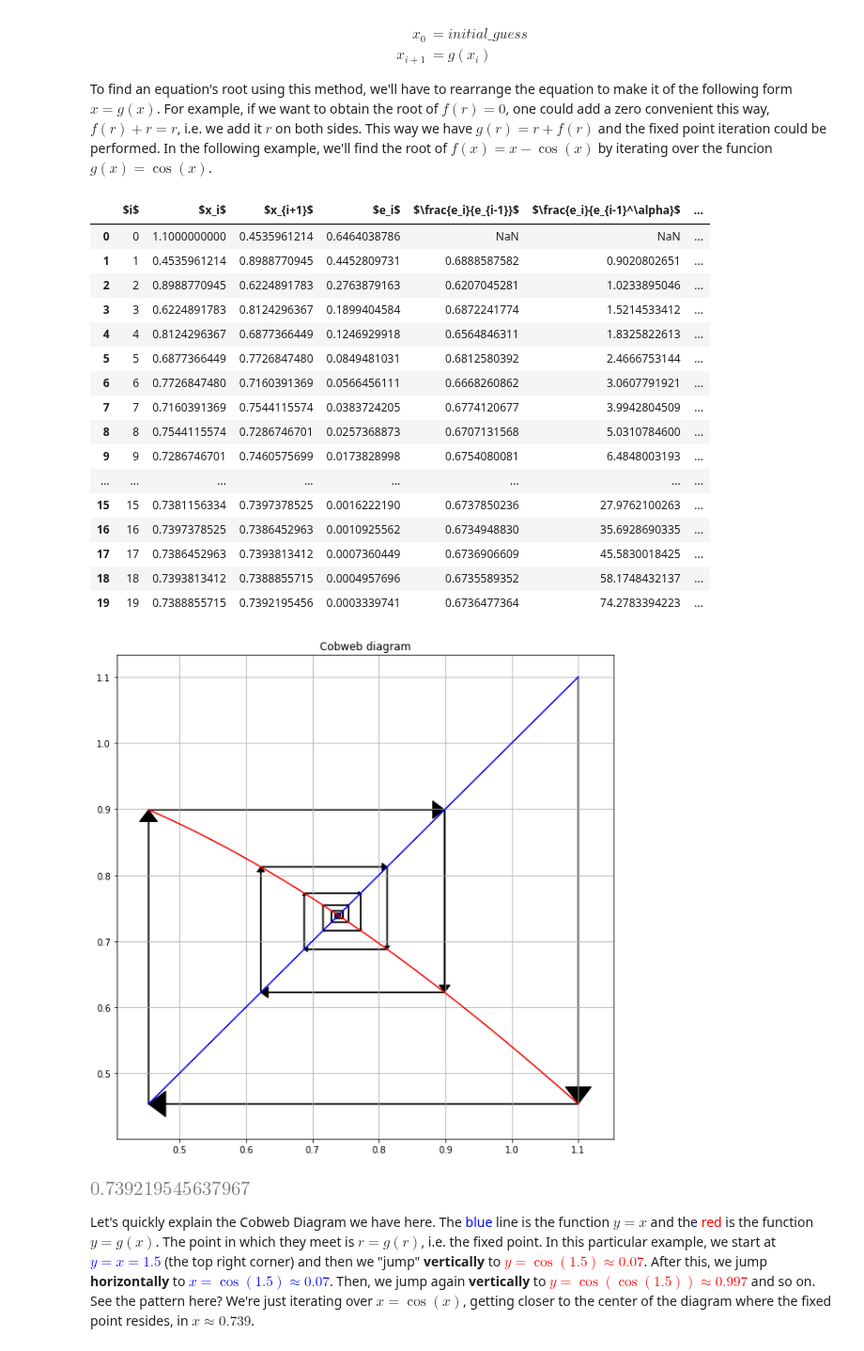
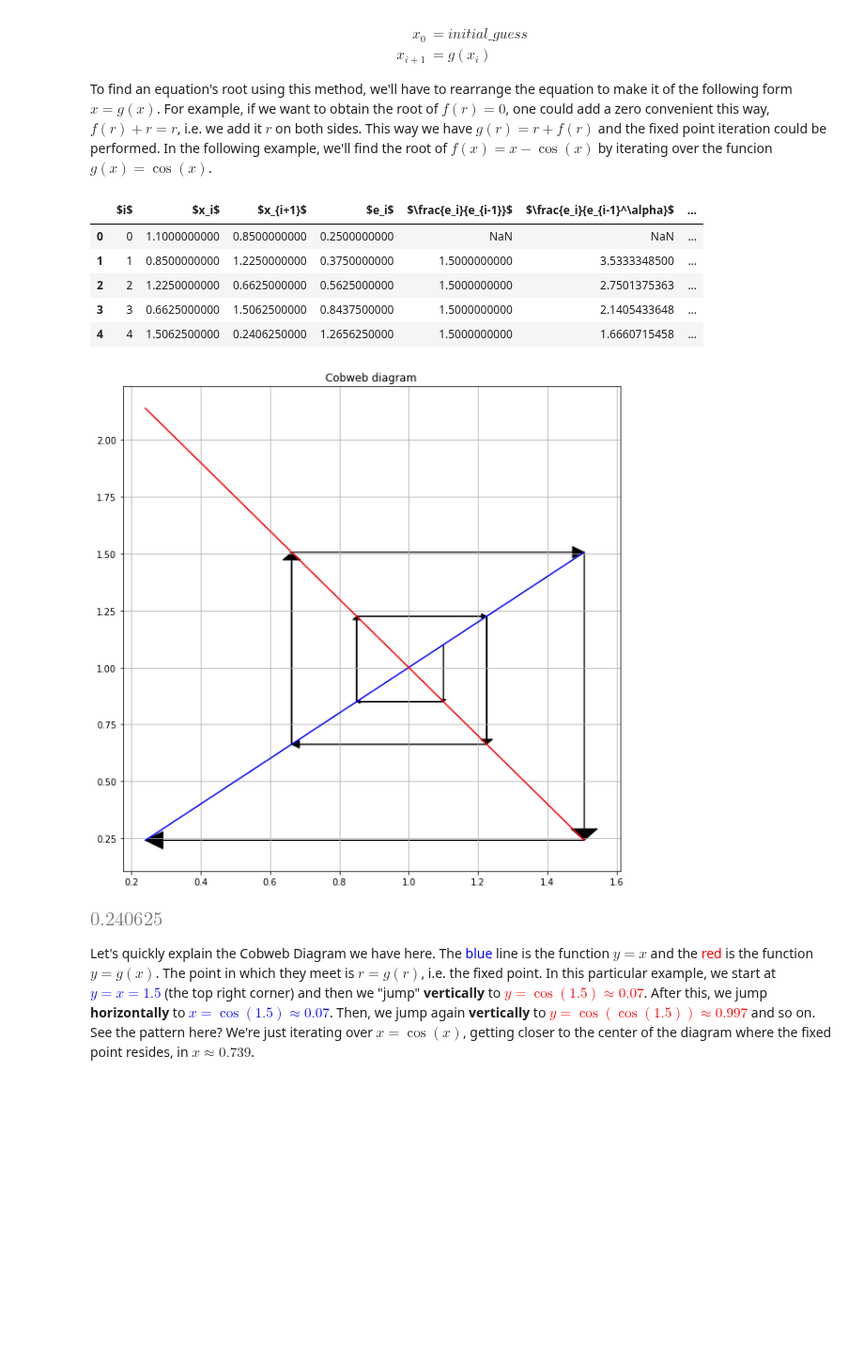
Before and after one commit to tclaudioe/Scientific-Computing, a Jupyter notebook: SC1v2/03_roots_of_1D_equations.ipynb, the cells around one changed output. Shown at 94% size. Saved outputs shown, nothing was run; the diff lists cells and outputs as text; code cells hidden in the pictures; blank space fills up the shorter version.

```diff
--- a/SC1v2/03_roots_of_1D_equations.ipynb
+++ b/SC1v2/03_roots_of_1D_equations.ipynb
@@ -282,39 +283,29 @@ def fpi(g, x0, k, flag_cobweb=False):
 # %%
 # First example
 g = lambda x: np.cos(x)
 # Examples from classnotes
 g1 = lambda x: -(3/2)*x+5/2
 g2 = lambda x: -(1/2)*x+3/2
-fpi(g, 1.1, 20, True)
+g3 = lambda x: -x+2
+fpi(g1, 1.1, 5, True)
 
 # Suggestions:
 # 1.- A very useful and simple 'limit cicle' example! Try it. Credit: anonymous student from class 20210922.
 # fpi(lambda x: -x, 2, 10, True)
 # 2.- Try the next example. Why do we see 1.0000 for e_{i+1}/e_i over 90 iterations?
 # fpi(g, 1, 100, True)
 # 3.- The following fixed-point iteration obtain sqrt(2). Credits: Anonymous student from class 20210921 and 20210922.
 # gD = lambda x: (x+2)/(x+1)
 # fpi(gD, 1, 10, True)
 # %% [output]
 |  | $i$ | $x_i$ | $x_{i+1}$ | $e_i$ | $\frac{e_i}{e_{i-1}}$ | $\frac{e_i}{e_{i-1}^\alpha}$ | ... |
-| 0 | 0 | 1.1000000000 | 0.4535961214 | 0.6464038786 | NaN | NaN | ... |
-| 1 | 1 | 0.4535961214 | 0.8988770945 | 0.4452809731 | 0.6888587582 | 0.9020802651 | ... |
-| 2 | 2 | 0.8988770945 | 0.6224891783 | 0.2763879163 | 0.6207045281 | 1.0233895046 | ... |
-| 3 | 3 | 0.6224891783 | 0.8124296367 | 0.1899404584 | 0.6872241774 | 1.5214533412 | ... |
-| 4 | 4 | 0.8124296367 | 0.6877366449 | 0.1246929918 | 0.6564846311 | 1.8325822613 | ... |
-| 5 | 5 | 0.6877366449 | 0.7726847480 | 0.0849481031 | 0.6812580392 | 2.4666753144 | ... |
-| 6 | 6 | 0.7726847480 | 0.7160391369 | 0.0566456111 | 0.6668260862 | 3.0607791921 | ... |
-| 7 | 7 | 0.7160391369 | 0.7544115574 | 0.0383724205 | 0.6774120677 | 3.9942804509 | ... |
-| 8 | 8 | 0.7544115574 | 0.7286746701 | 0.0257368873 | 0.6707131568 | 5.0310784600 | ... |
-| 9 | 9 | 0.7286746701 | 0.7460575699 | 0.0173828998 | 0.6754080081 | 6.4848003193 | ... |
-| ... | ... | ... | ... | ... | ... | ... | ... |
-| 15 | 15 | 0.7381156334 | 0.7397378525 | 0.0016222190 | 0.6737850236 | 27.9762100263 | ... |
-| 16 | 16 | 0.7397378525 | 0.7386452963 | 0.0010925562 | 0.6734948830 | 35.6928690335 | ... |
-| 17 | 17 | 0.7386452963 | 0.7393813412 | 0.0007360449 | 0.6736906609 | 45.5830018425 | ... |
-| 18 | 18 | 0.7393813412 | 0.7388855715 | 0.0004957696 | 0.6735589352 | 58.1748432137 | ... |
-| 19 | 19 | 0.7388855715 | 0.7392195456 | 0.0003339741 | 0.6736477364 | 74.2783394223 | ... |
+| 0 | 0 | 1.1000000000 | 0.8500000000 | 0.2500000000 | NaN | NaN | ... |
+| 1 | 1 | 0.8500000000 | 1.2250000000 | 0.3750000000 | 1.5000000000 | 3.5333348500 | ... |
+| 2 | 2 | 1.2250000000 | 0.6625000000 | 0.5625000000 | 1.5000000000 | 2.7501375363 | ... |
+| 3 | 3 | 0.6625000000 | 1.5062500000 | 0.8437500000 | 1.5000000000 | 2.1405433648 | ... |
+| 4 | 4 | 1.5062500000 | 0.2406250000 | 1.2656250000 | 1.5000000000 | 1.6660715458 | ... |
-[figure, old version]
+[figure, new version]
-[figure, old version]
+[figure, new version]
 # %% [markdown]
 Let's quickly explain the Cobweb Diagram we have here. The <font color="blue">blue</font> line is the function $y=x$ and the <font color="red">red</font> is the function $y=g(x)$.
 The point in which they meet is $r=g(r)$, i.e. the fixed point.
```
Also changed, not shown: parts of 7 cells of this notebook, 1 other file.
